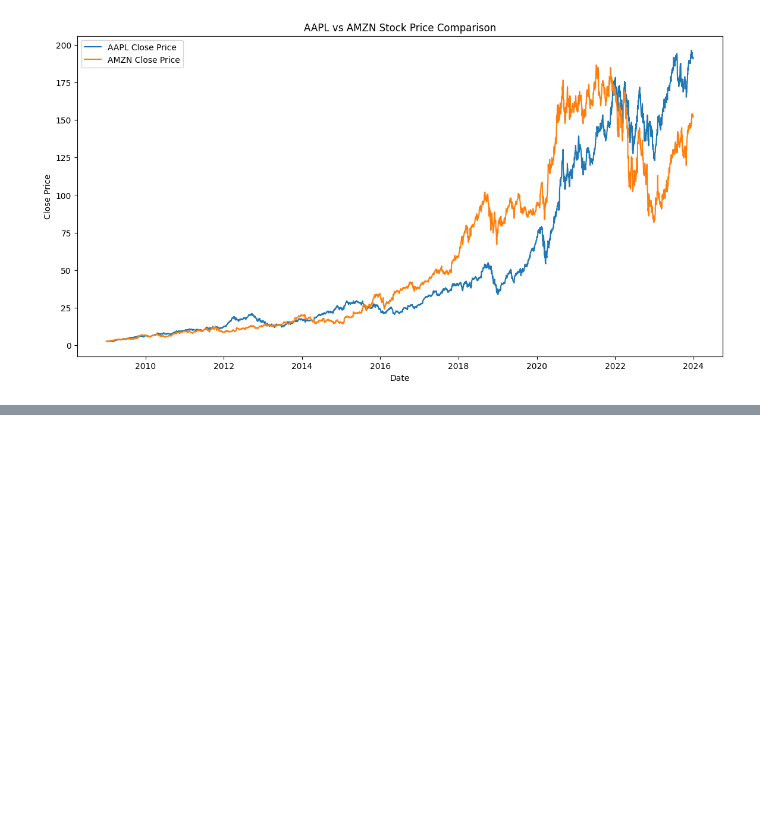
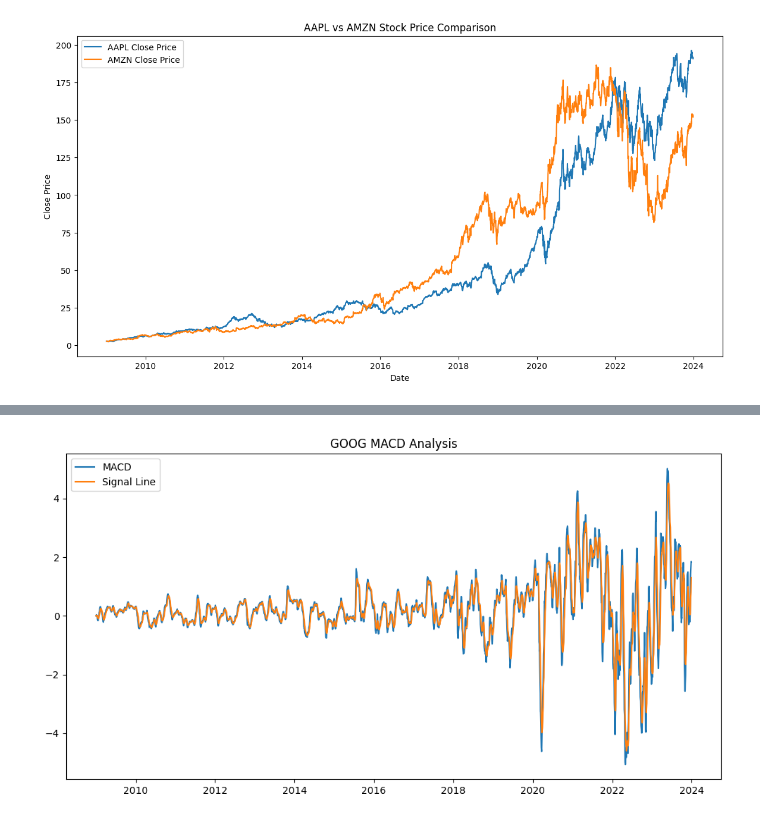
Before and after one commit to hawaebrahimhamid-png/news-sentiment-analysis, a Jupyter notebook: notebooks/task2_stock_analysis.ipynb, the cells around one changed output, grey strips where cells are left out. Drawn from its saved outputs; the diff is of its cells as text; code cells hidden in the pictures; blank space fills up the shorter version.

```diff
--- a/notebooks/task2_stock_analysis.ipynb
+++ b/notebooks/task2_stock_analysis.ipynb
@@ -423,0 +520,16 @@ plt.show()
+# %%
+ema_12 = df_goog['Close'].ewm(span=12, adjust=False).mean()
+ema_26 = df_goog['Close'].ewm(span=26, adjust=False).mean()
+
+df_goog['MACD'] = ema_12 - ema_26
+df_goog['Signal'] = df_goog['MACD'].ewm(span=9, adjust=False).mean()
+# %%
+plt.figure(figsize=(12,6))
+plt.plot(df_goog['Date'], df_goog['MACD'], label='MACD')
+plt.plot(df_goog['Date'], df_goog['Signal'], label='Signal Line')
+
+plt.legend()
+plt.title("GOOG MACD Analysis")
+plt.show()
+# %% [output]
+[figure, added]
```
Also changed, not shown: parts of 12 cells of this notebook.
